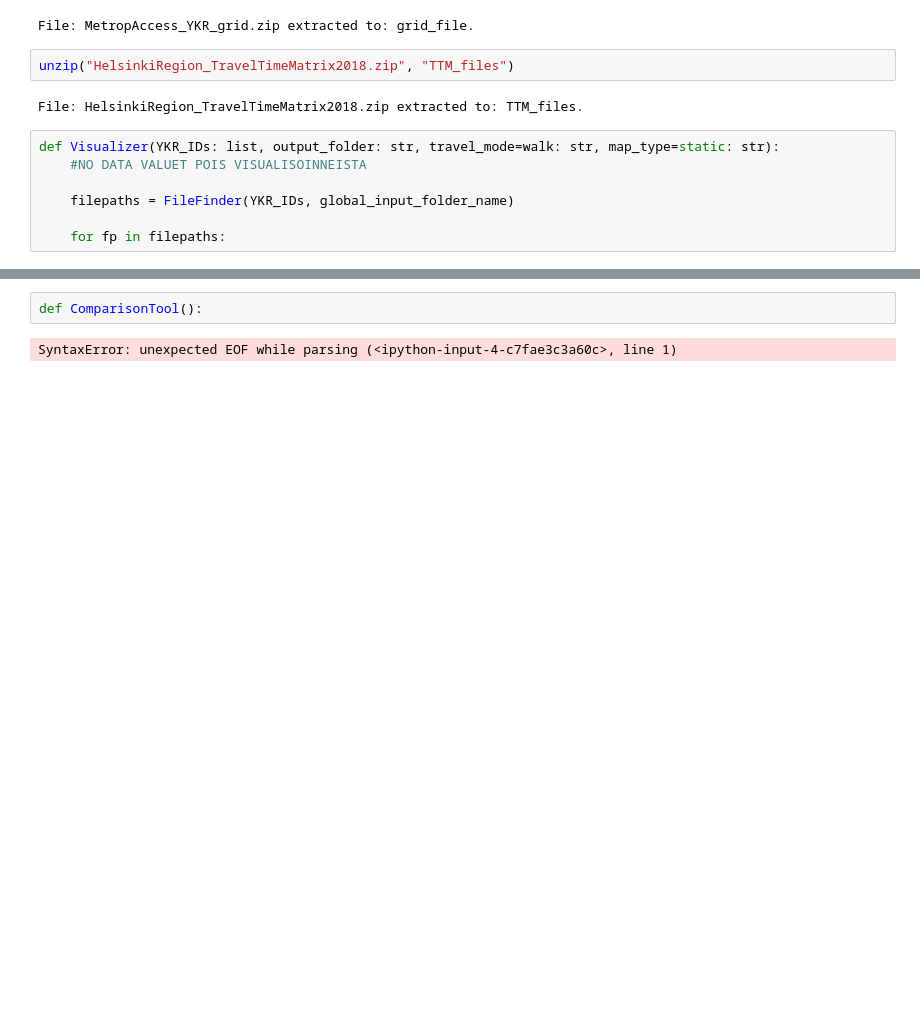
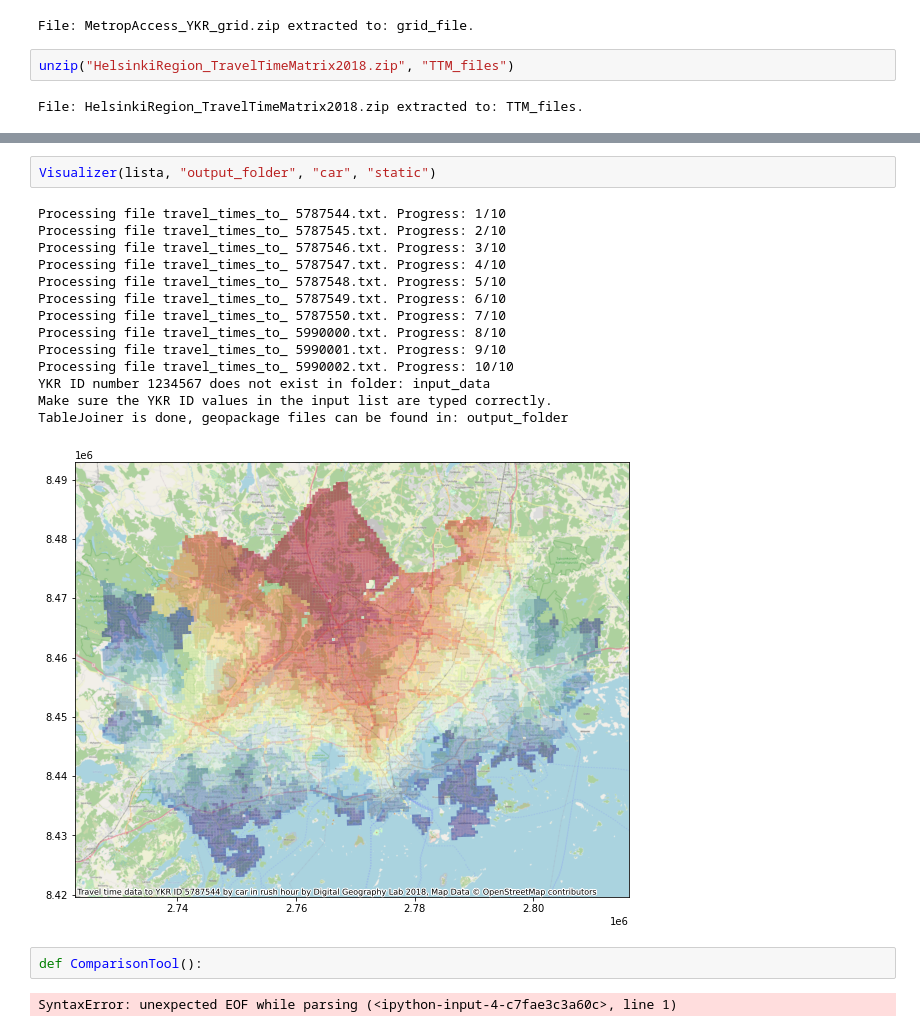
Before and after one commit to AutoGIS-2020/final-assignment-pjustus, a Jupyter notebook: AccessViz.ipynb, the cells around one changed output, grey strips where cells are left out. Saved outputs shown, nothing was run; the diff lists cells and outputs as text; blank space fills up the shorter version.

Commit message:
Testing with Visualizer

```diff
--- a/AccessViz.ipynb
+++ b/AccessViz.ipynb
@@ -296,10 +365,3 @@ File: MetropAccess_YKR_grid.zip extracted to: grid_file.
 unzip("HelsinkiRegion_TravelTimeMatrix2018.zip", "TTM_files")
 # %% [output]
 File: HelsinkiRegion_TravelTimeMatrix2018.zip extracted to: TTM_files.
-# %%
-def Visualizer(YKR_IDs: list, output_folder: str, travel_mode=walk: str, map_type=static: str):
-    #NO DATA VALUET POIS VISUALISOINNEISTA
-
-    filepaths = FileFinder(YKR_IDs, global_input_folder_name)
-
-    for fp in filepaths:
@@ -308,3 +476,20 @@ SyntaxError: invalid syntax (<ipython-input-29-fdf8b9c041ff>, line 1)
+# %%
+Visualizer(lista, "output_folder", "car", "static")
+# %% [output]
+Processing file travel_times_to_ 5787544.txt. Progress: 1/10
+Processing file travel_times_to_ 5787545.txt. Progress: 2/10
+Processing file travel_times_to_ 5787546.txt. Progress: 3/10
+Processing file travel_times_to_ 5787547.txt. Progress: 4/10
+Processing file travel_times_to_ 5787548.txt. Progress: 5/10
+Processing file travel_times_to_ 5787549.txt. Progress: 6/10
+Processing file travel_times_to_ 5787550.txt. Progress: 7/10
+Processing file travel_times_to_ 5990000.txt. Progress: 8/10
+Processing file travel_times_to_ 5990001.txt. Progress: 9/10
+Processing file travel_times_to_ 5990002.txt. Progress: 10/10
+YKR ID number 1234567 does not exist in folder: input_data
+Make sure the YKR ID values in the input list are typed correctly.
+TableJoiner is done, geopackage files can be found in: output_folder
+[figure, added]
 # %%
 def ComparisonTool():
 # %% [output]
```
Also changed, not shown: parts of 6 cells of this notebook.
